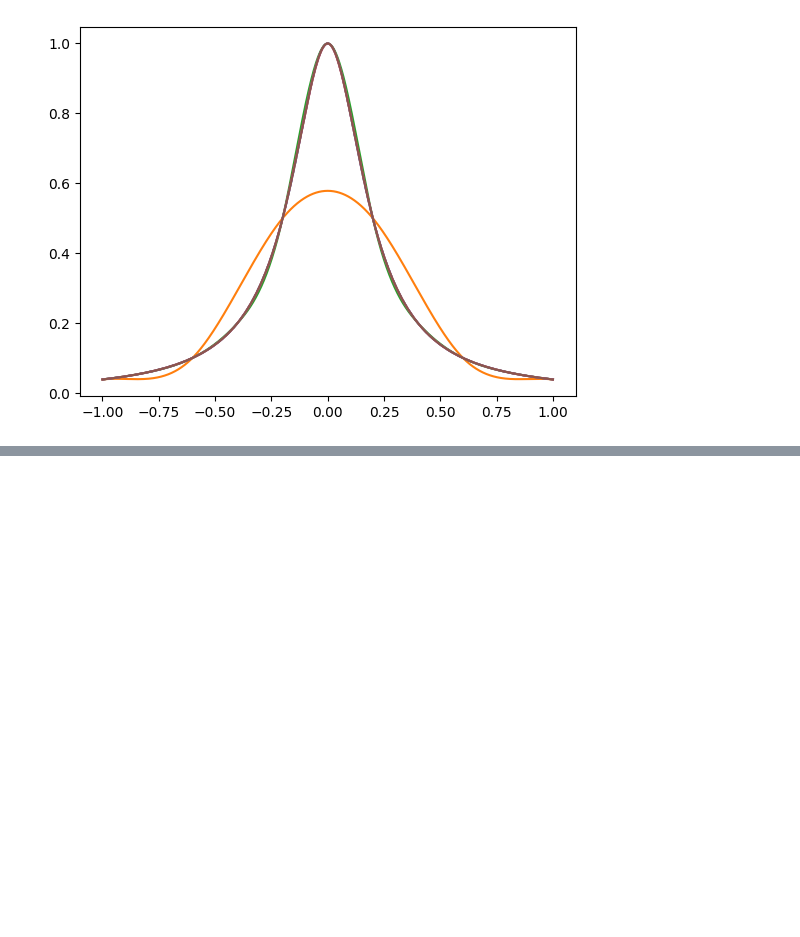
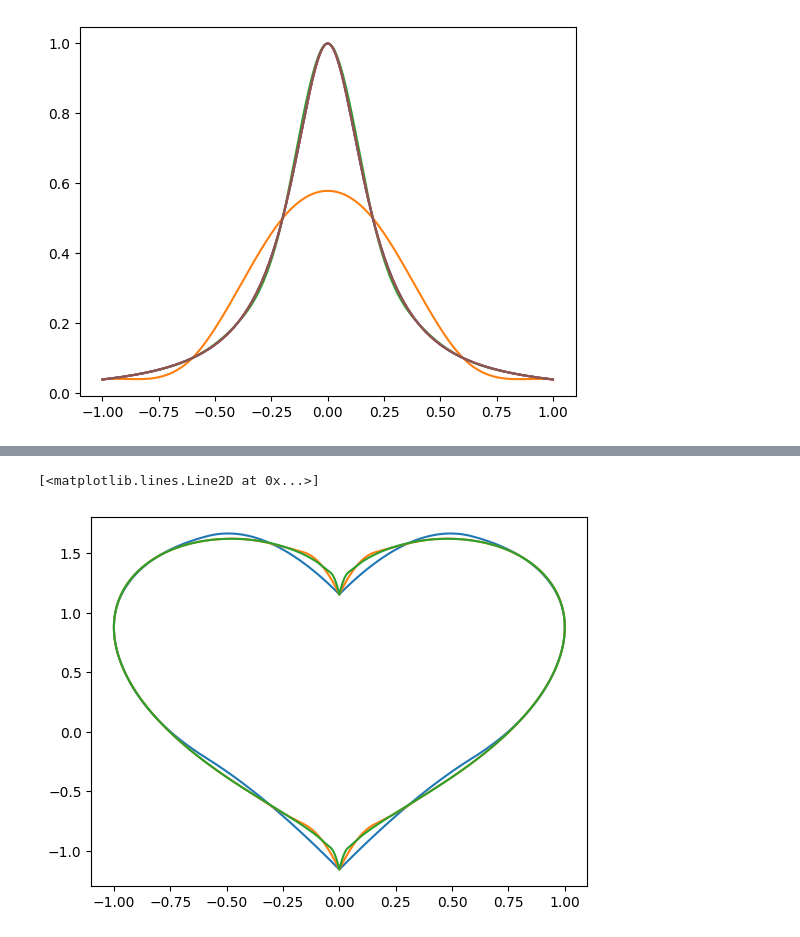
Before and after one commit to fr200110217102/na2022, a Jupyter notebook: HW3/CubicSpinePlot.ipynb, the cells around one changed output, grey strips where cells are left out. Cells and saved outputs as stored; diff of their text form; code cells hidden in the pictures; blank space fills up the shorter version.

```diff
--- a/HW3/CubicSpinePlot.ipynb
+++ b/HW3/CubicSpinePlot.ipynb
@@ -31,0 +54,18 @@ plt.plot(data['x'], data['y'])
+# %%
+import matplotlib.pyplot as plt
+import numpy as np
+import pandas as pd
+
+file8 = pd.read_csv("e1.csv")
+data = pd.DataFrame(file8)
+plt.plot(data['x'], data['y'])
+plt.show()
+file9 = pd.read_csv("e2.csv")
+data = pd.DataFrame(file9)
+plt.plot(data['x'], data['y'])
+file10 = pd.read_csv("e3.csv")
+data = pd.DataFrame(file10)
+plt.plot(data['x'], data['y'])
+# %% [output]
+[<matplotlib.lines.Line2D at 0x...>]
+[figure, added]
```
Also changed, not shown: parts of 2 cells of this notebook, 17 other files.
